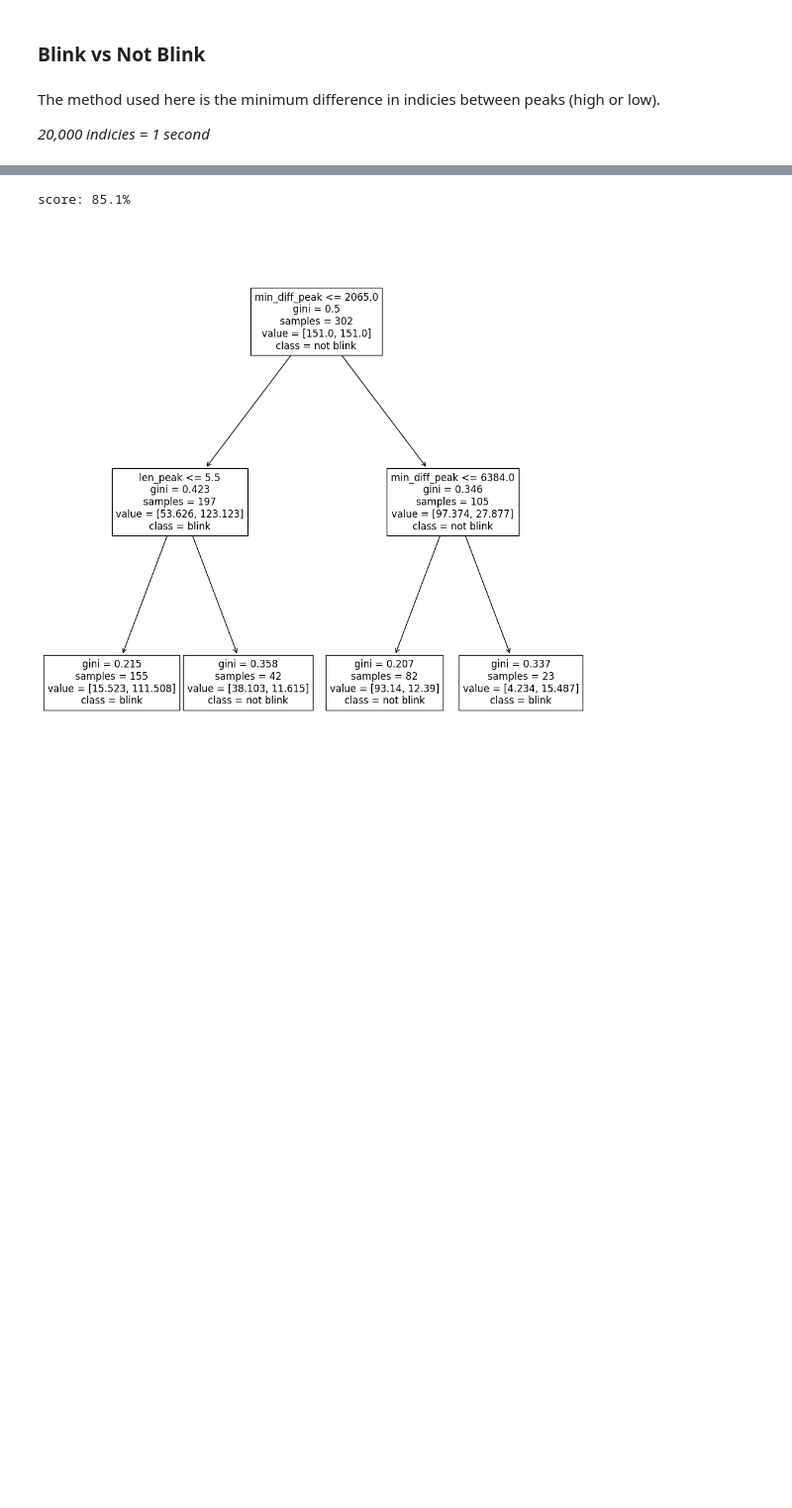
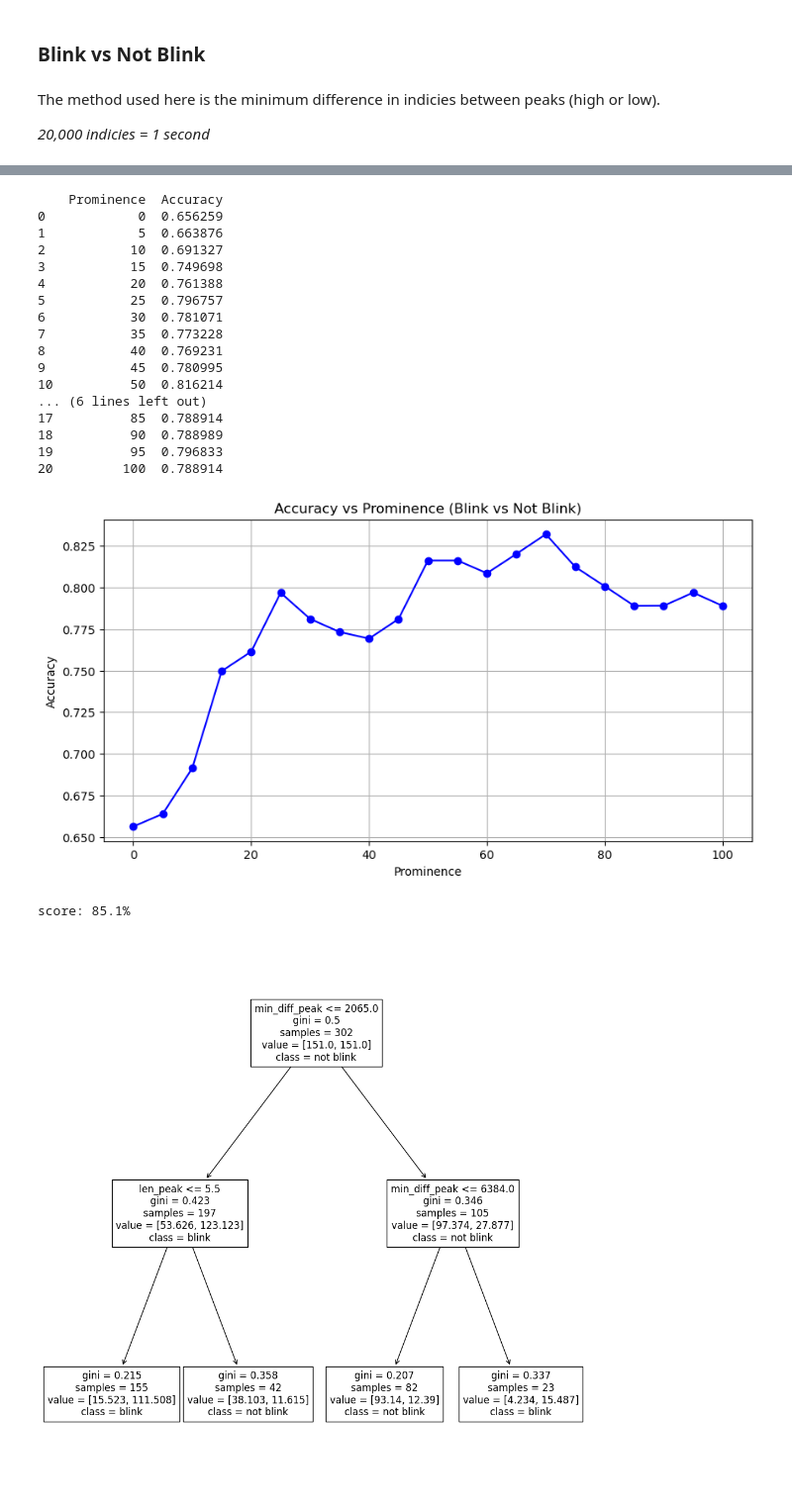
Before and after one commit to edward-ji/eyePlay, a Jupyter notebook: analysis/event.ipynb, the cells around one changed output, grey strips where cells are left out. Shown at 99% size. Saved outputs shown, nothing was run; the diff lists cells and outputs as text; code cells hidden in the pictures; blank space fills up the shorter version.

Commit message:
add prominence graphs

```diff
--- a/analysis/event.ipynb
+++ b/analysis/event.ipynb
@@ -379,3 +429,81 @@ k-fold score: 80.1%
+# %%
+from scipy.signal import find_peaks
+import numpy as np
+import pandas as pd
+from sklearn.preprocessing import StandardScaler
+from sklearn.tree import DecisionTreeClassifier
+from sklearn.metrics import accuracy_score, ConfusionMatrixDisplay, confusion_matrix
+from sklearn.model_selection import StratifiedKFold
+
+tqdm.pandas()
+
+def clip_features(amp, prominence):
+    high_peaks, _ = find_peaks(amp, prominence=prominence)
+    low_peaks, _ = find_peaks(-amp, prominence=prominence)
+    peaks = np.sort(np.concatenate([high_peaks, low_peaks]))
+    min_diff_peak = np.min(np.diff(peaks)) if len(peaks) > 1 else 0
+    return {
+        "min_diff_peak": min_diff_peak,
+        "len_peak": len(peaks)
+    }
+
+clip_good_df = clip_df[(clip_df["week"].isin([6, 9, 10, 11]))
+                       & (~clip_df["label"].isin(["test", "no"]))].reset_index()
+
+# Prepare the model
+kf = StratifiedKFold(n_splits=5, shuffle=True, random_state=42)
+model = DecisionTreeClassifier(max_depth=2, class_weight="balanced")
+
+prominence_values = range(0, 101, 5)
+results = []
+
+for prominence in prominence_values:
+    clip_feat = pd.DataFrame([*clip_good_df["amp"].progress_apply(clip_features, prominence=prominence)])
+    clip_feat_df = clip_good_df.drop(columns=["time", "amp"]).join(clip_feat)
+
+    X = clip_feat_df.iloc[:, 5:].to_numpy()
+    y = (clip_feat_df["label"] == "blink").to_numpy()
+
+    scores = []
+    for train_index, test_index in kf.split(X, y):
+        X_train, X_test = X[train_index], X[test_index]
+        y_train, y_test = y[train_index], y[test_index]
+        model.fit(X_train, y_train)
+        scores.append(accuracy_score(y_test, model.predict(X_test)))
+
+    mean_score = np.mean(scores)
+    results.append((prominence, mean_score))
+
+results_df = pd.DataFrame(results, columns=["Prominence", "Accuracy"])
+print(results_df)
+
+import matplotlib.pyplot as plt
+plt.figure(figsize=(10, 5))
+plt.plot(results_df["Prominence"], results_df["Accuracy"], marker='o', linestyle='-', color='blue')
+plt.xlabel('Prominence')
+plt.ylabel('Accuracy')
+plt.title('Accuracy vs Prominence (Blink vs Not Blink)')
+plt.grid(True)
+plt.show()
+# %% [output]
+    Prominence  Accuracy
+0            0  0.656259
+1            5  0.663876
+2           10  0.691327
+3           15  0.749698
+4           20  0.761388
+5           25  0.796757
+6           30  0.781071
+7           35  0.773228
+8           40  0.769231
+9           45  0.780995
+10          50  0.816214
+... (6 lines left out)
+17          85  0.788914
+18          90  0.788989
+19          95  0.796833
+20         100  0.788914
+[figure, added]
 # %%
 X = clip_feat_df.iloc[:, 5:].to_numpy()
 y = (clip_feat_df["label"] == "blink").to_numpy()
```
Also changed, not shown: parts of 10 cells of this notebook.
